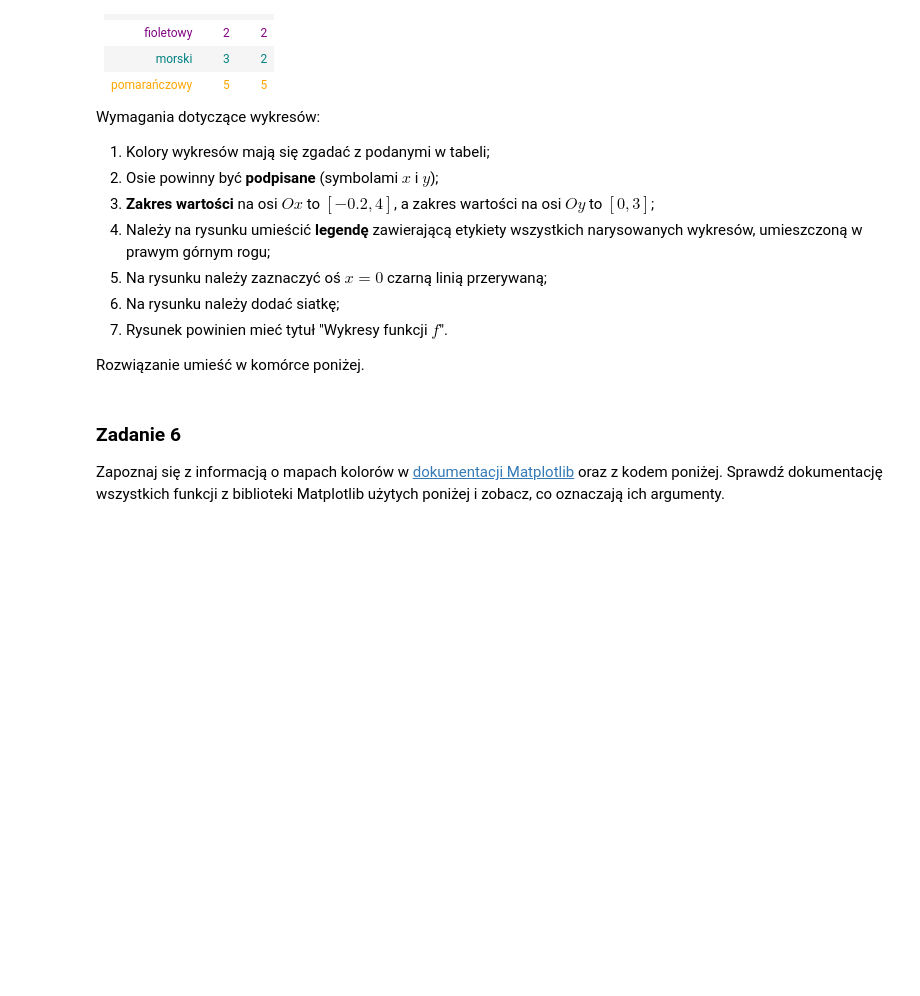
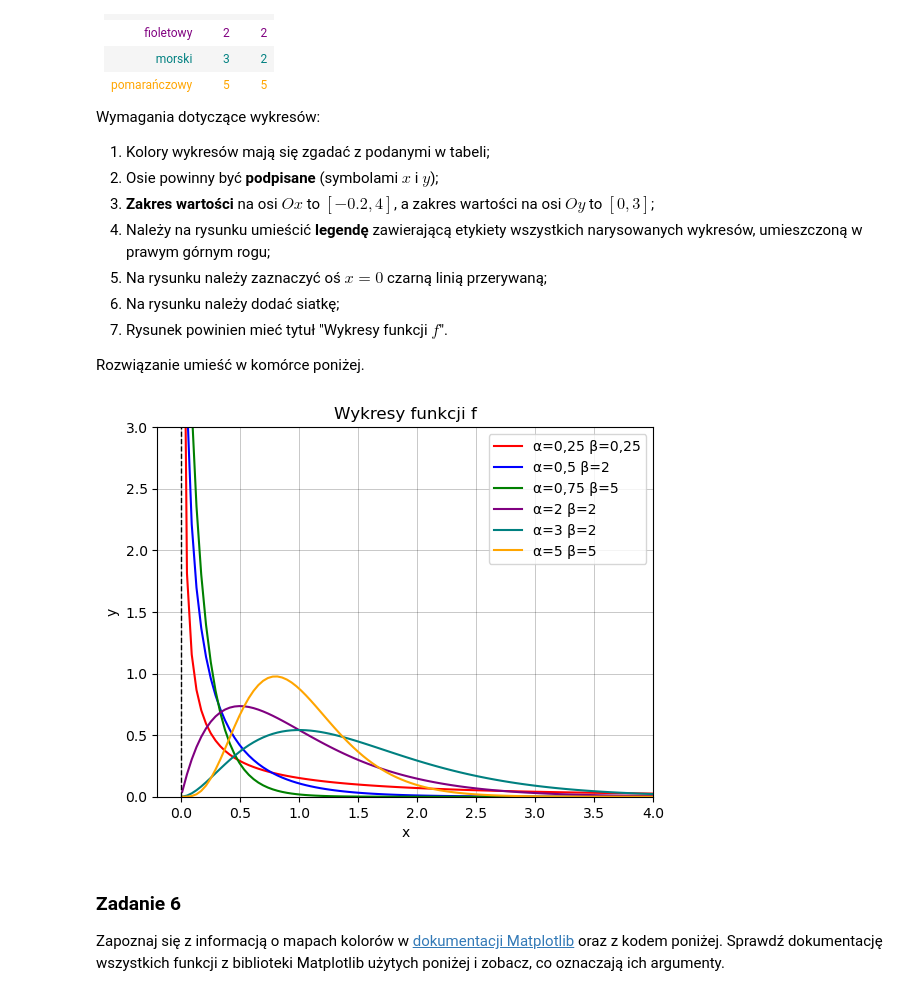
Before and after one commit to michalszo/listy-wdp, a Jupyter notebook: lista5.ipynb, the cells around one changed output. Drawn from its saved outputs; the diff is of its cells as text; code cells hidden in the pictures; blank space fills up the shorter version.

```diff
--- a/lista5.ipynb
+++ b/lista5.ipynb
@@ -149,6 +151,35 @@ Wymagania dotyczące wykresów:
 7. Rysunek powinien mieć tytuł "Wykresy funkcji $f$".
 
 Rozwiązanie umieść w komórce poniżej.
+# %%
+def f(x, alfa, beta):
+    return (beta**alfa)/math.gamma(alfa)*x**(alfa-1)*math.e**(-beta*x)
+
+x = np.linspace(0.01, 4, 100)
+f1 = np.vectorize(lambda a: f(a, 0.25, 0.25))(x)
+f2 = np.vectorize(lambda a: f(a, 0.5, 2))(x)
+f3 = np.vectorize(lambda a: f(a, 0.75, 5))(x)
+f4 = np.vectorize(lambda a: f(a, 2, 2))(x)
+f5 = np.vectorize(lambda a: f(a, 3, 2))(x)
+f6 = np.vectorize(lambda a: f(a, 5, 5))(x)
+
+wykres = plt.subplot()
+wykres.set_title("Wykresy funkcji f")
+wykres.plot(x, f1, color="r", label="α=0,25 β=0,25")
+wykres.plot(x, f2, color="b", label="α=0,5 β=2")
+wykres.plot(x, f3, color="g", label="α=0,75 β=5")
+wykres.plot(x, f4, color="purple", label="α=2 β=2")
+wykres.plot(x, f5, color="teal", label="α=3 β=2")
+wykres.plot(x, f6, color="orange", label="α=5 β=5")
+wykres.set_xlim(-0.2, 4)
+wykres.set_ylim(0, 3)
+wykres.set_xlabel("x")
+wykres.set_ylabel("y")
+wykres.legend(loc="upper right")
+wykres.axvline(0, color='black', linewidth=1, linestyle='--')
+wykres.grid(color='black', linestyle='-', linewidth=0.5, alpha=0.3)
+# %% [output]
+[figure, added]
 # %% [markdown]
 ### Zadanie 6
 
```
Also changed, not shown: parts of 6 cells of this notebook.
